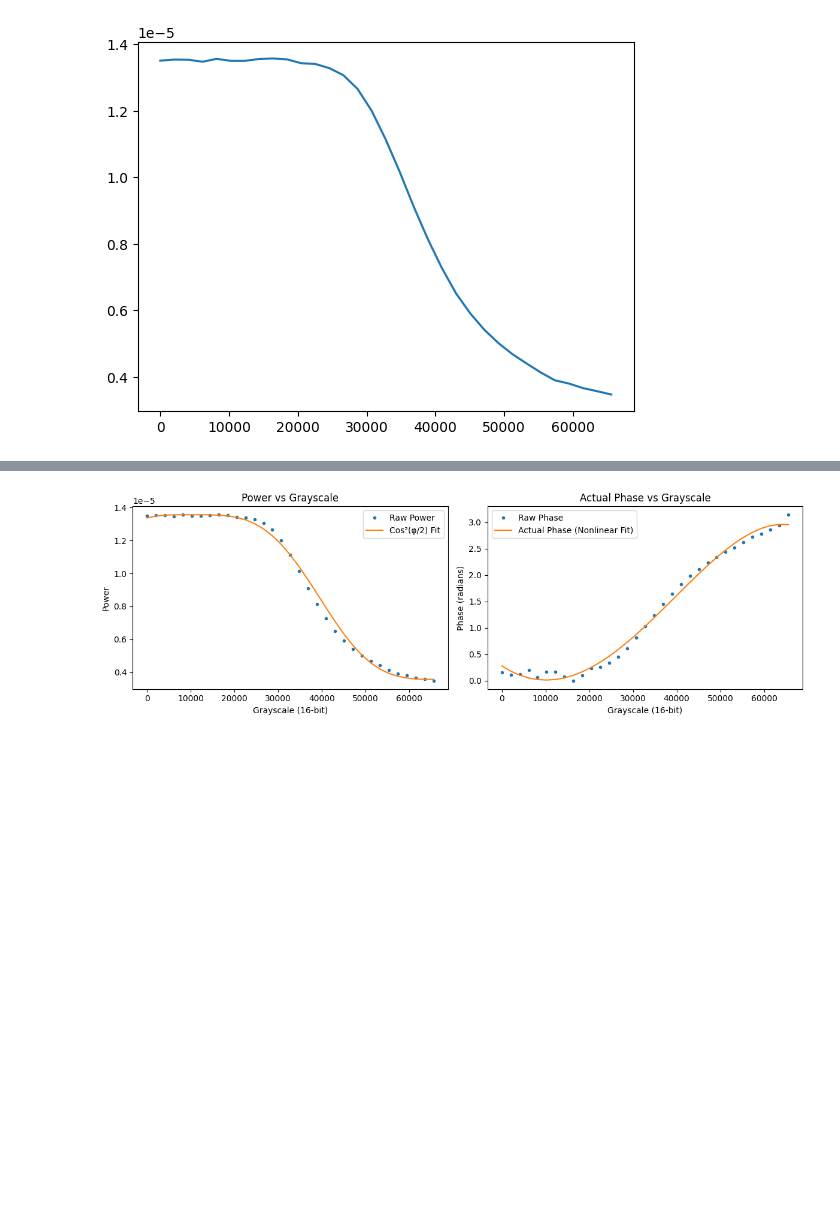
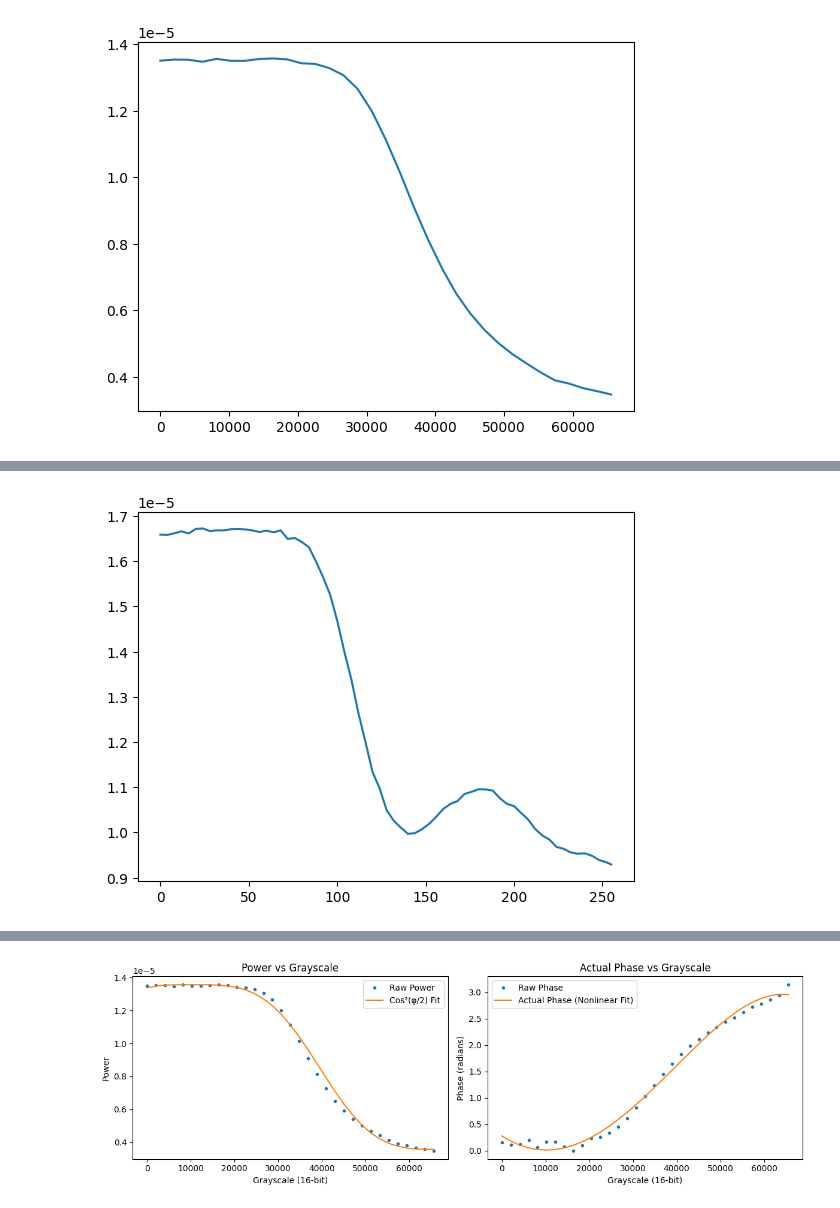
Before and after one commit to rstanuwijaya/slm-control, a Jupyter notebook: generate-lut.ipynb, the cells around one changed output, grey strips where cells are left out. Saved outputs shown, nothing was run; the diff lists cells and outputs as text; code cells hidden in the pictures; blank space fills up the shorter version.

```diff
--- a/generate-lut.ipynb
+++ b/generate-lut.ipynb
@@ -18,0 +38,10 @@ plt.show()
+# %%
+import numpy as np
+import matplotlib.pyplot as plt
+
+g, p = np.loadtxt('slmcali/20260527_123943_binary_calib_checkerboard_period16.csv', delimiter=',').T
+g = g//256
+plt.plot(g, p)
+plt.show()
+# %% [output]
+[figure, added]
```
Also changed, not shown: parts of 9 cells of this notebook, 45 other files.
